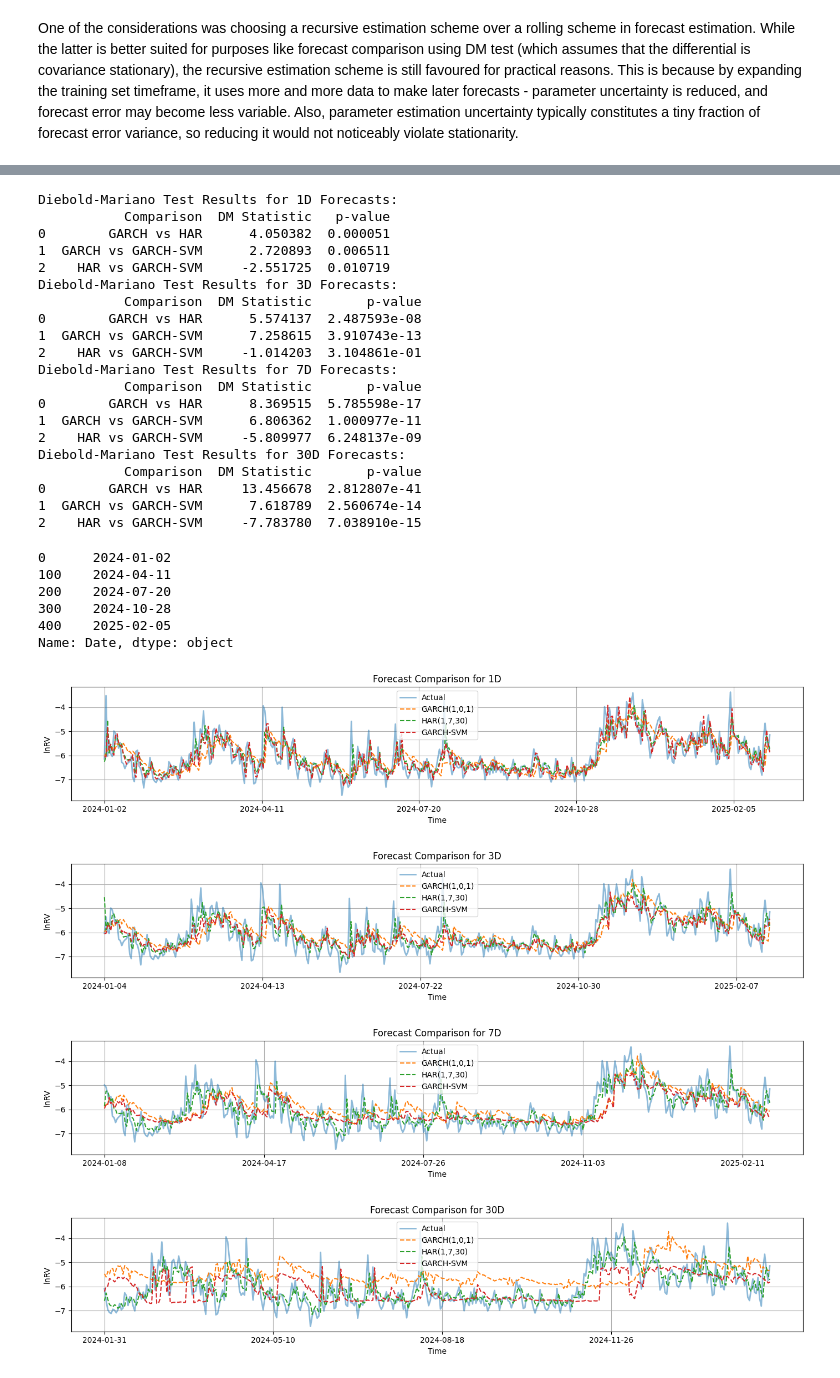
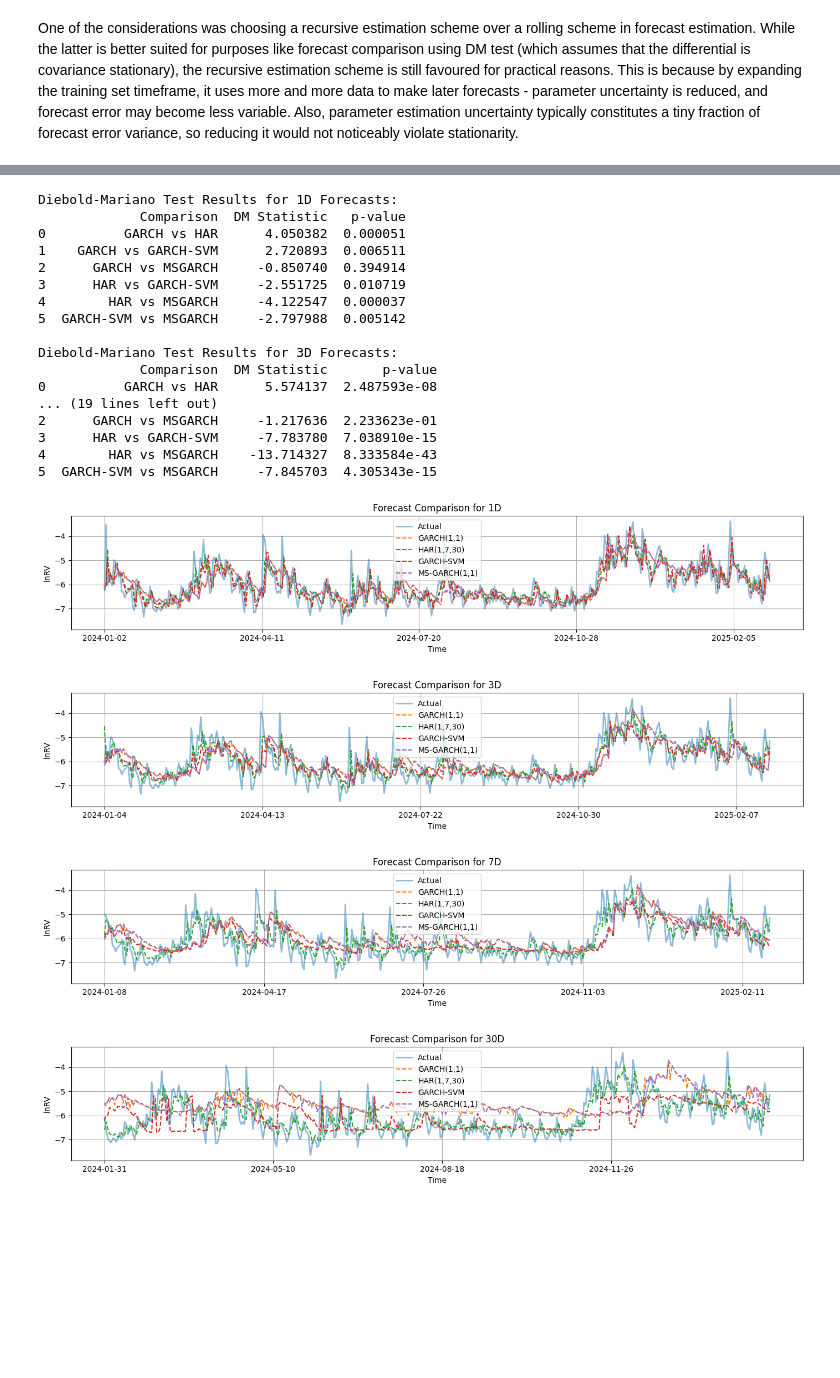
Before and after one commit to kiwi-lemongrass/DSE4101_Individual-Project, a Jupyter notebook: src/eval.ipynb, the cells around one changed output, grey strips where cells are left out. Saved outputs shown, nothing was run; the diff lists cells and outputs as text; code cells hidden in the pictures; blank space fills up the shorter version.

```diff
--- a/src/eval.ipynb
+++ b/src/eval.ipynb
@@ -46,7 +46,7 @@ def diebold_mariano(actual, forecast1, forecast2, h=3):
 # %%
 results = pd.DataFrame(columns=['Model', 'Metric', '1D', '3D', '7D', '30D'])
 
-for model in ['GARCH(1,0,1)', 'HAR(1, 7, 30)', 'GARCH-SVM']:
+for model in ['GARCH(1,0,1)', 'HAR(1, 7, 30)', 'GARCH-SVM', 'MS-GARCH(1,1)']:
     maes = []
     rmses = []
     mapes = []
@@ -100,79 +104,76 @@ for h in [1,3,7,30]:
     garch = pd.read_csv(f'../res/GARCH(1,0,1)_{h}D.csv')['Predicted']
     har = pd.read_csv(f'../res/HAR(1, 7, 30)_{h}D.csv')['Predicted']
     garch_svm = pd.read_csv(f'../res/GARCH-SVM_{h}D.csv')['Predicted']
+    msgarch = pd.read_csv(f'../res/MS-GARCH(1,1)_{h}D.csv')['Predicted']
     actual = pd.read_csv(f'../res/lnRV_test_{h}D.csv')['lnRV']
 
     # Diebold-Mariano test
     dm_stat_garch_har, p_value_garch_har = diebold_mariano(actual, garch, har)
     dm_stat_garch_svm, p_value_garch_svm = diebold_mariano(actual, garch, garch_svm)
+    dm_stat_garch_msgarch, p_value_garch_msgarch = diebold_mariano(actual, garch, msgarch)
     dm_stat_har_svm, p_value_har_svm = diebold_mariano(actual, har, garch_svm)
+    dm_stat_har_msgarch, p_value_har_msgarch = diebold_mariano(actual, har, msgarch)
+    dm_stat_svm_msgarch, p_value_svm_msgarch = diebold_mariano(actual, garch_svm, msgarch)
 
     dm_results = pd.DataFrame({
-        'Comparison': ['GARCH vs HAR', 'GARCH vs GARCH-SVM', 'HAR vs GARCH-SVM'],
-        'DM Statistic': [dm_stat_garch_har, dm_stat_garch_svm, dm_stat_har_svm],
-        'p-value': [p_value_garch_har, p_value_garch_svm, p_value_har_svm]
+        'Comparison': ['GARCH vs HAR', 'GARCH vs GARCH-SVM', 'GARCH vs MSGARCH',
+                       'HAR vs GARCH-SVM', 'HAR vs MSGARCH', 'GARCH-SVM vs MSGARCH'],
+        'DM Statistic': [dm_stat_garch_har, dm_stat_garch_svm, dm_stat_garch_msgarch,
+                          dm_stat_har_svm, dm_stat_har_msgarch, dm_stat_svm_msgarch],
+        'p-value': [p_value_garch_har, p_value_garch_svm, p_value_garch_msgarch,
+                    p_value_har_svm, p_value_har_msgarch, p_value_svm_msgarch]
     })
     dm_results.to_csv(f'../eval/DM_test_{h}D.csv', index=False)
 
     print(f"Diebold-Mariano Test Results for {h}D Forecasts:")
-    print(dm_results)
+    print(dm_results, '\n')
 # %% [output]
 Diebold-Mariano Test Results for 1D Forecasts:
-           Comparison  DM Statistic   p-value
-0        GARCH vs HAR      4.050382  0.000051
-1  GARCH vs GARCH-SVM      2.720893  0.006511
-2    HAR vs GARCH-SVM     -2.551725  0.010719
+             Comparison  DM Statistic   p-value
+0          GARCH vs HAR      4.050382  0.000051
+1    GARCH vs GARCH-SVM      2.720893  0.006511
+2      GARCH vs MSGARCH     -0.850740  0.394914
+3      HAR vs GARCH-SVM     -2.551725  0.010719
+4        HAR vs MSGARCH     -4.122547  0.000037
+5  GARCH-SVM vs MSGARCH     -2.797988  0.005142
+
 Diebold-Mariano Test Results for 3D Forecasts:
-           Comparison  DM Statistic       p-value
-0        GARCH vs HAR      5.574137  2.487593e-08
-1  GARCH vs GARCH-SVM      7.258615  3.910743e-13
-2    HAR vs GARCH-SVM     -1.014203  3.104861e-01
-Diebold-Mariano Test Results for 7D Forecasts:
-           Comparison  DM Statistic       p-value
-0        GARCH vs HAR      8.369515  5.785598e-17
-1  GARCH vs GARCH-SVM      6.806362  1.000977e-11
-2    HAR vs GARCH-SVM     -5.809977  6.248137e-09
-Diebold-Mariano Test Results for 30D Forecasts:
-           Comparison  DM Statistic       p-value
-0        GARCH vs HAR     13.456678  2.812807e-41
-1  GARCH vs GARCH-SVM      7.618789  2.560674e-14
-2    HAR vs GARCH-SVM     -7.783780  7.038910e-15
+             Comparison  DM Statistic       p-value
+0          GARCH vs HAR      5.574137  2.487593e-08
+... (19 lines left out)
+2      GARCH vs MSGARCH     -1.217636  2.233623e-01
+3      HAR vs GARCH-SVM     -7.783780  7.038910e-15
+4        HAR vs MSGARCH    -13.714327  8.333584e-43
+5  GARCH-SVM vs MSGARCH     -7.845703  4.305343e-15
-# %%
-pd.read_csv(f'../res/lnRV_test_{h}D.csv')['Date'][::100]
-# %% [output]
-0      2024-01-02
-100    2024-04-11
-200    2024-07-20
-300    2024-10-28
-400    2025-02-05
-Name: Date, dtype: object
 # %%
 # plotting forecast values together
 for h in [1,3,7,30]:
 
     # load data
     garch = pd.read_csv(f'../res/GARCH(1,0,1)_{h}D.csv')['Predicted']
     har = pd.read_csv(f'../res/HAR(1, 7, 30)_{h}D.csv')['Predicted']
     garch_svm = pd.read_csv(f'../res/GARCH-SVM_{h}D.csv')['Predicted']
+    msgarch = pd.read_csv(f'../res/MS-GARCH(1,1)_{h}D.csv')['Predicted']
     actual = pd.read_csv(f'../res/lnRV_test_{h}D.csv')
     actual.set_index('Date', inplace=True)
 
     plt.figure(figsize=(14, 3))
     plt.plot(actual['lnRV'], label='Actual', linewidth=2, alpha=0.5)
     plt.plot(garch, label='GARCH(1,1)', linestyle='--')
     plt.plot(har, label='HAR(1,7,30)', linestyle='--')
     plt.plot(garch_svm, label='GARCH-SVM', linestyle='--')
+    plt.plot(msgarch, label='MS-GARCH(1,1)', linestyle='--')
     plt.title(f'Forecast Comparison for {h}D')
     plt.xlabel('Time')
     plt.xticks(actual.index[::100])
     plt.ylabel('lnRV')
     plt.legend()
     plt.grid()
     plt.tight_layout()
     plt.savefig(f'../eval/forecast_comparison_{h}D.png')
     plt.show()
 # %% [output]
-[figure, old version]
+[figure, new version]
-[figure, old version]
+[figure, new version]
-[figure, old version]
+[figure, new version]
-[figure, old version]
+[figure, new version]
```
Also changed, not shown: parts of 1 cell of this notebook, 10 other files.
